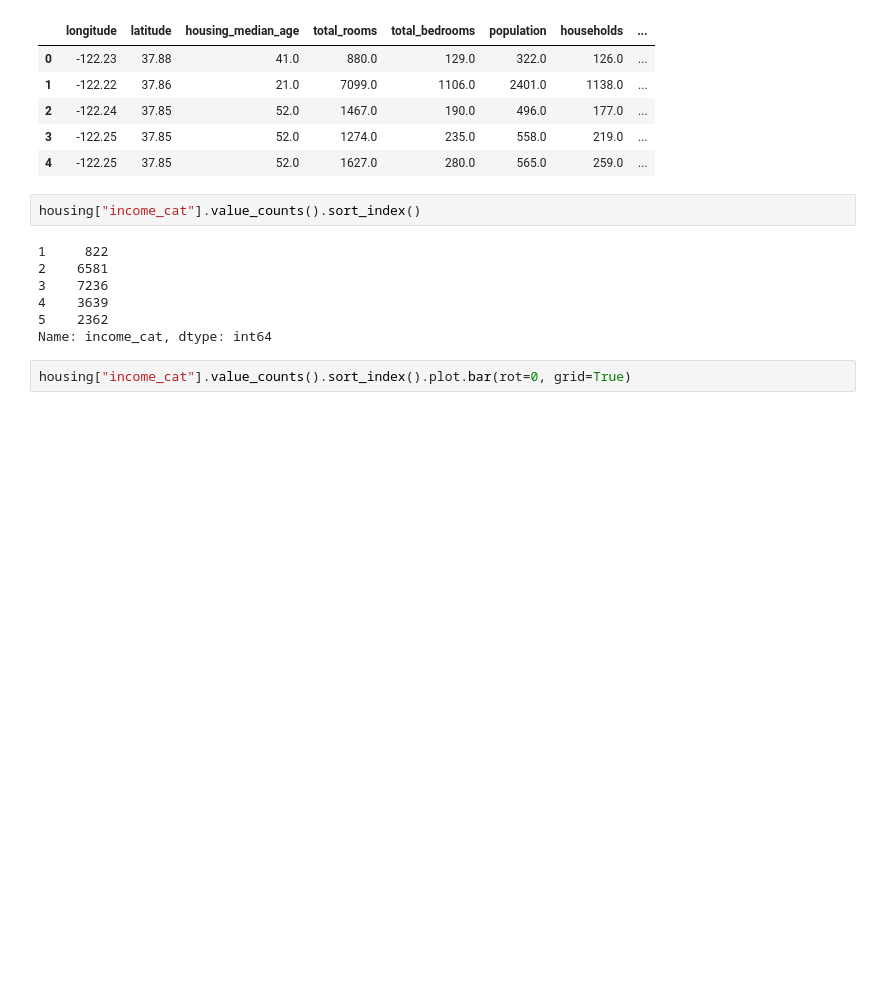
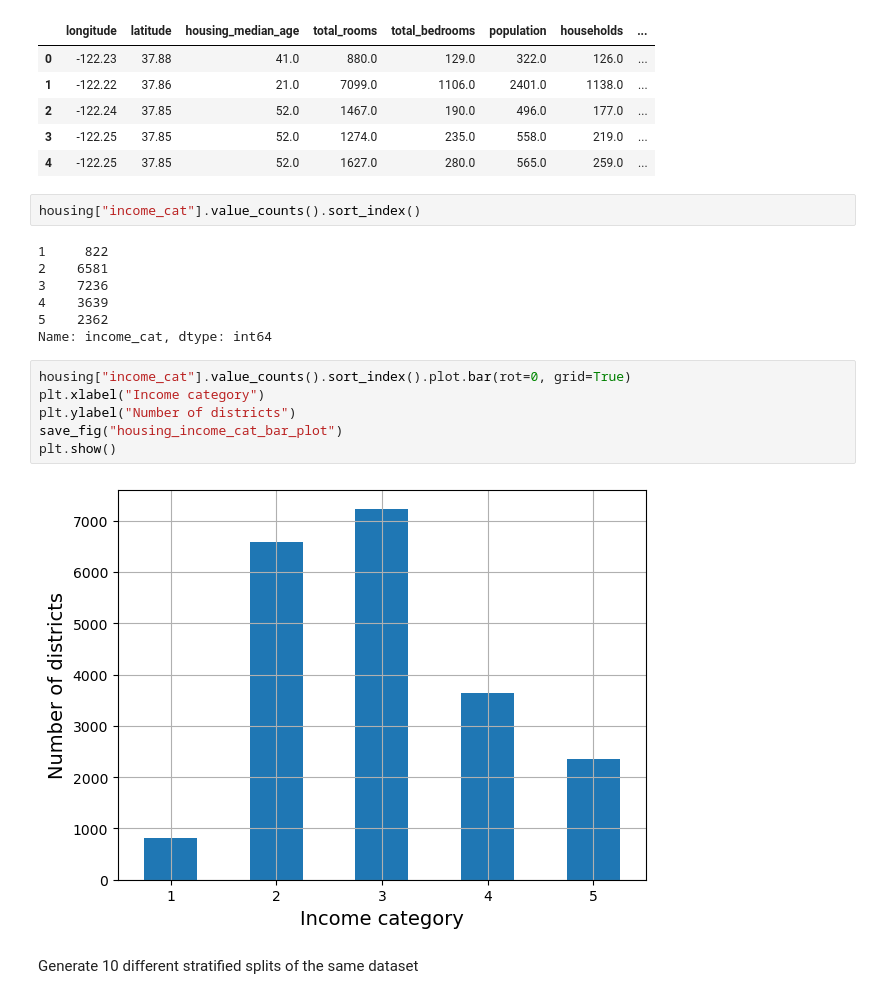
Before and after one commit to samoei/housing-price-predictor, a Jupyter notebook: notebooks/housing.ipynb, the cells around one changed output. Cells and saved outputs as stored; diff of their text form; blank space fills up the shorter version.

```diff
--- a/notebooks/housing.ipynb
+++ b/notebooks/housing.ipynb
@@ -291,3 +291,11 @@ housing["income_cat"].value_counts().sort_index()
 Name: income_cat, dtype: int64
 # %%
 housing["income_cat"].value_counts().sort_index().plot.bar(rot=0, grid=True)
+plt.xlabel("Income category")
+plt.ylabel("Number of districts")
+save_fig("housing_income_cat_bar_plot")
+plt.show()
+# %% [output]
+[figure, added]
+# %% [markdown]
+Generate 10 different stratified splits of the same dataset
```
Also changed, not shown: parts of 15 cells of this notebook.
